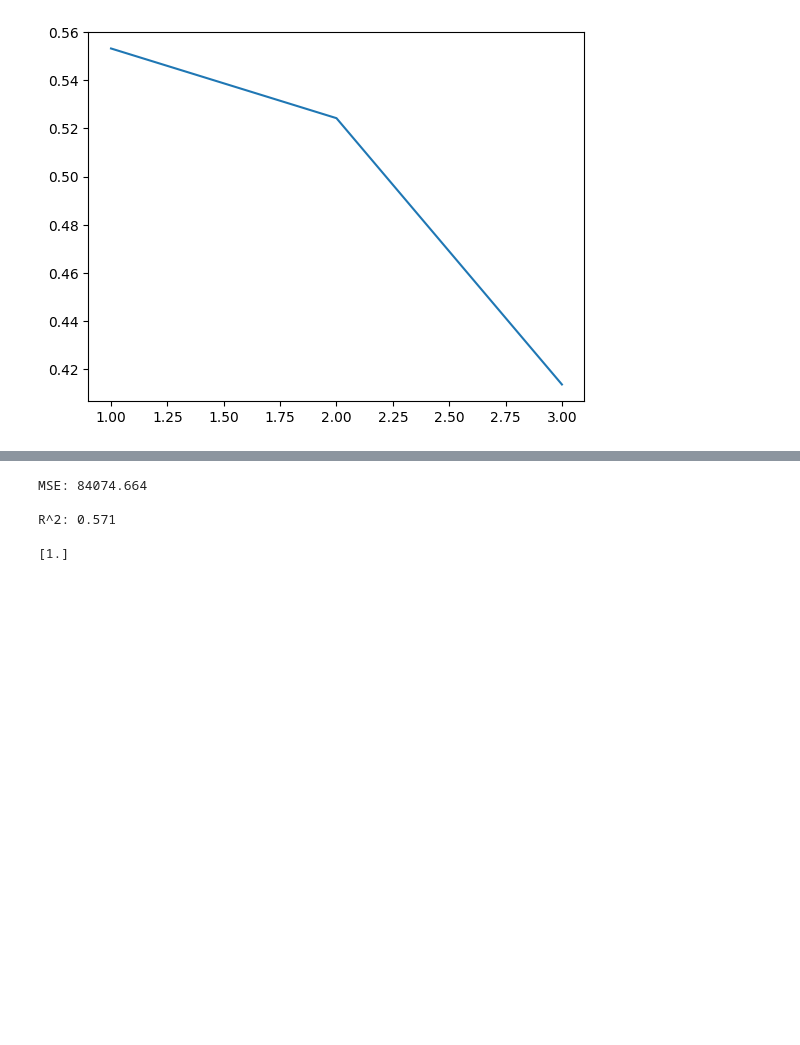
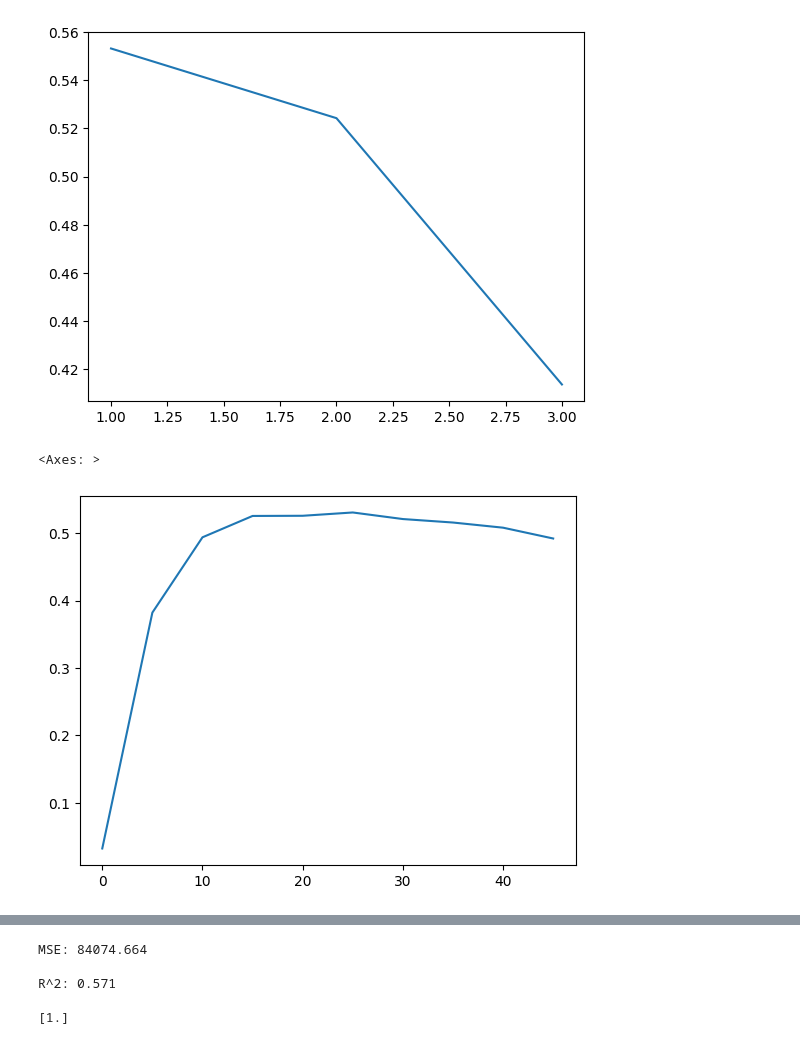
Before and after one commit to amanda8412383/data_science_bootcamp, a Jupyter notebook: tree_and_random_forest/tree_methods_price_optimization.ipynb, the cells around one changed output, grey strips where cells are left out. Drawn from its saved outputs; the diff is of its cells as text; code cells hidden in the pictures; blank space fills up the shorter version.

Commit message:
fix range and add learning rate for ind estimation

```diff
--- a/tree_and_random_forest/tree_methods_price_optimization.ipynb
+++ b/tree_and_random_forest/tree_methods_price_optimization.ipynb
@@ -181,10 +181,15 @@ sns.lineplot(x=range(1, test_num + 1), y=accuracy)
 [figure]
 # %%
 accuracy = []
-test_num = 10000
-for i in range(0, test_num, 100):
+test_num = 50
+step = 5
+
+for i in range(0, test_num, step):
     gb = GradientBoostingRegressor(n_estimators=i + 1).fit(X_train, y_train)
     y_pred = gb.predict(X_test)
     accuracy.append(gb.score(X_test, y_test))
 
-sns.lineplot(x=range(1, test_num + 1), y=accuracy)
+sns.lineplot(x=range(0, test_num, step), y=accuracy)
+# %% [output]
+<Axes: >
+[figure, added]
```
Also changed, not shown: parts of 4 cells of this notebook, 1 other file.
